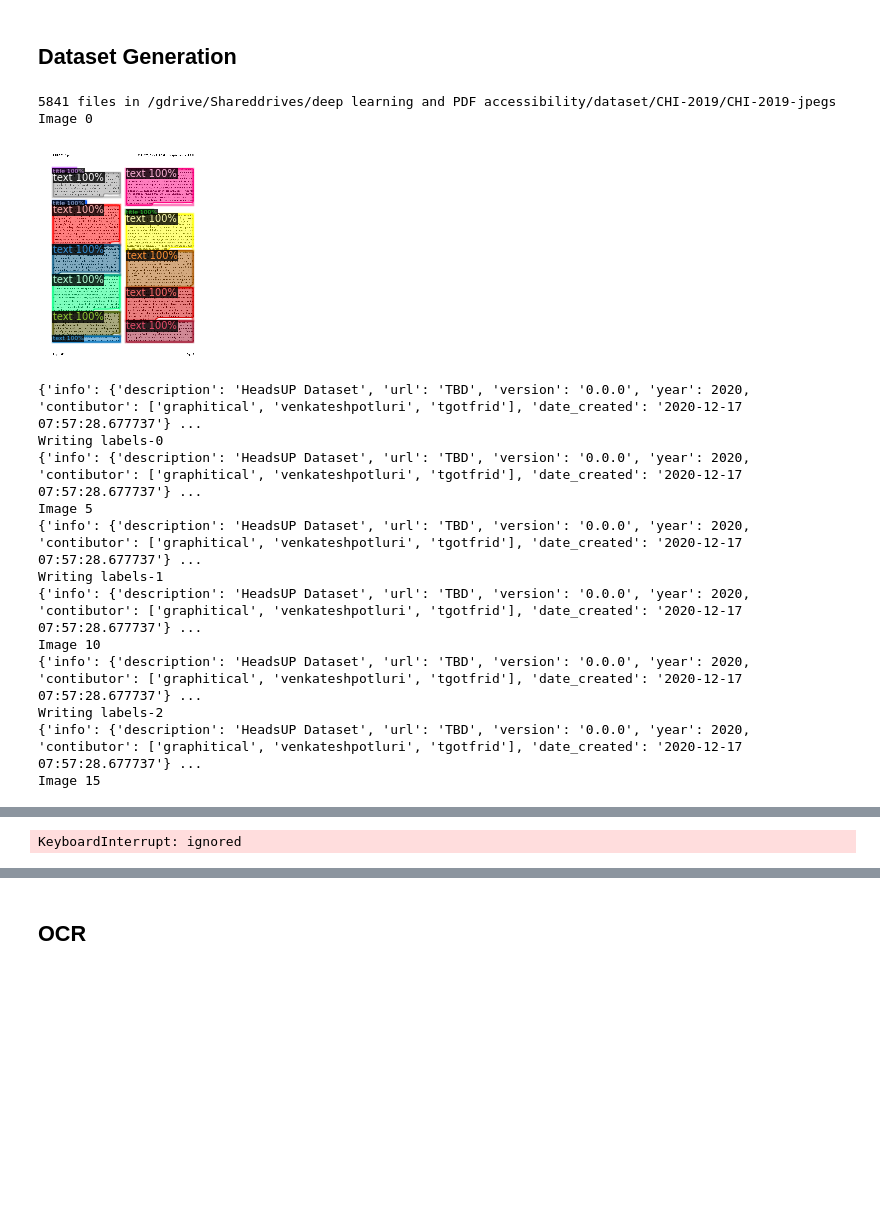
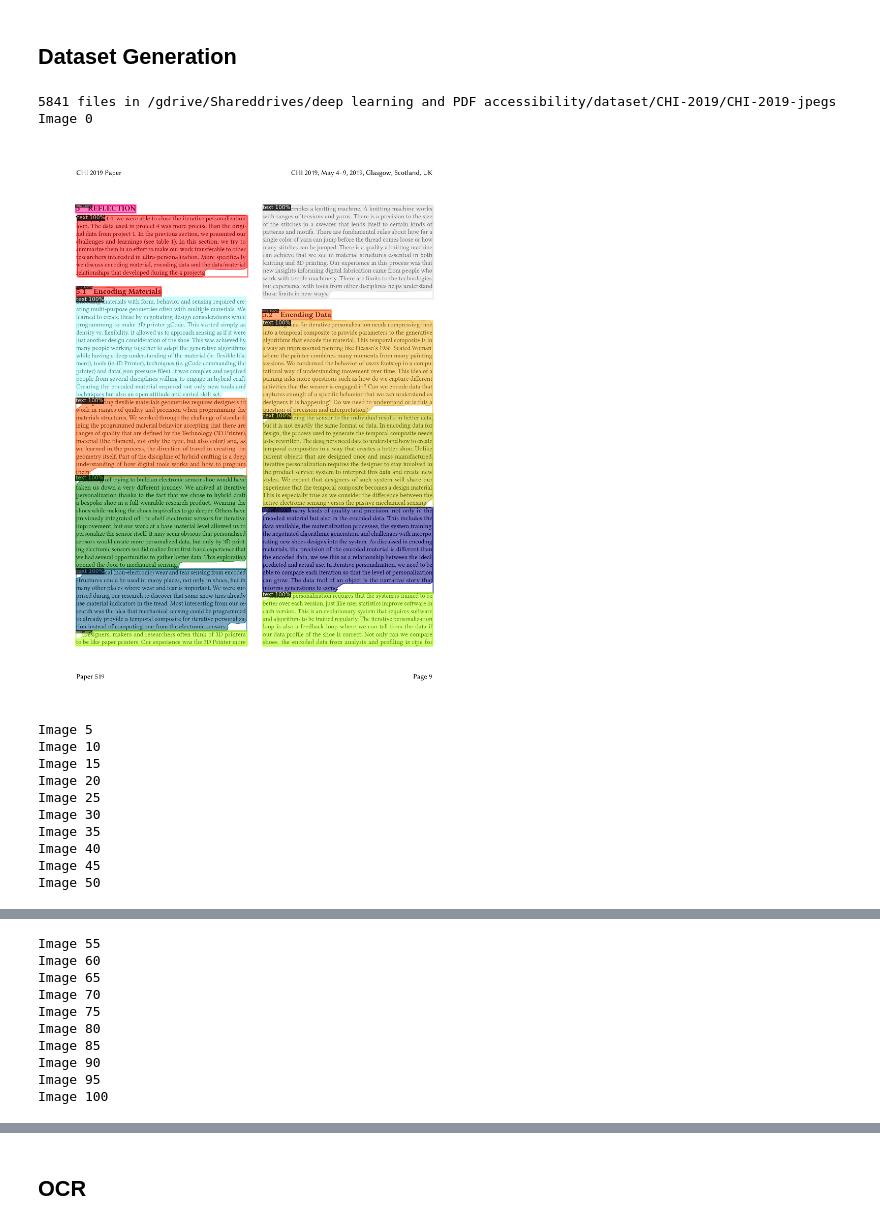
Before and after one commit to graphitical/HeadsUP, a Jupyter notebook: main.ipynb, the cells around one changed output, grey strips where cells are left out. Drawn from its saved outputs; the diff is of its cells as text; code cells hidden in the pictures; blank space fills up the shorter version.

```diff
--- a/main.ipynb
+++ b/main.ipynb
@@ -331,45 +331,43 @@ for DIR in DIRS:
 
       if annotation_info is not None:
         coco_output['annotations'].append(annotation_info)
         big_coco['annotations'].append(annotation_info)
         ann_id += 1
 
     # write intermediate file in case something has gone wrong
     # also visualize an output to show that things are changing
-    if img_id % 10 == 0 and img_id > 0:
+    if img_id % 250 == 0 and img_id > 0:
       write_labels(coco_output, out_id)
       coco_output = copy.deepcopy(def_coco_output)
       out_id += 1
 
     if img_id % 5 == 0:
       print('Image',img_id)
 
     if img_id % 50 == 0:
-      visualize_output(image, pred, scale=0.1)
+      visualize_output(image, pred, scale=0.5)
 
     # On to the next image!
     # print('Image',img_id)
     img_id += 1
     # if img_id > 100: break # debugging
 
 if img_id == 1: print(big_coco)
 
 # cross your fingers and hope it works
 # might as well try writing the whole sheband at once too
 write_labels(big_coco)
 # %% [output]
 5841 files in /gdrive/Shareddrives/deep learning and PDF accessibility/dataset/CHI-2019/CHI-2019-jpegs
 Image 0
-[figure, old version]
+[figure, new version]
-{'info': {'description': 'HeadsUP Dataset', 'url': 'TBD', 'version': '0.0.0', 'year': 2020, 'contibutor': ['graphitical', 'venkateshpotluri', 'tgotfrid'], 'date_created': '2020-12-17 07:57:28.677737'} ...
-Writing labels-0
-{'info': {'description': 'HeadsUP Dataset', 'url': 'TBD', 'version': '0.0.0', 'year': 2020, 'contibutor': ['graphitical', 'venkateshpotluri', 'tgotfrid'], 'date_created': '2020-12-17 07:57:28.677737'} ...
 Image 5
-{'info': {'description': 'HeadsUP Dataset', 'url': 'TBD', 'version': '0.0.0', 'year': 2020, 'contibutor': ['graphitical', 'venkateshpotluri', 'tgotfrid'], 'date_created': '2020-12-17 07:57:28.677737'} ...
-Writing labels-1
-{'info': {'description': 'HeadsUP Dataset', 'url': 'TBD', 'version': '0.0.0', 'year': 2020, 'contibutor': ['graphitical', 'venkateshpotluri', 'tgotfrid'], 'date_created': '2020-12-17 07:57:28.677737'} ...
 Image 10
-{'info': {'description': 'HeadsUP Dataset', 'url': 'TBD', 'version': '0.0.0', 'year': 2020, 'contibutor': ['graphitical', 'venkateshpotluri', 'tgotfrid'], 'date_created': '2020-12-17 07:57:28.677737'} ...
-Writing labels-2
-{'info': {'description': 'HeadsUP Dataset', 'url': 'TBD', 'version': '0.0.0', 'year': 2020, 'contibutor': ['graphitical', 'venkateshpotluri', 'tgotfrid'], 'date_created': '2020-12-17 07:57:28.677737'} ...
 Image 15
+Image 20
+Image 25
+Image 30
+Image 35
+Image 40
+Image 45
+Image 50
@@ -376 +375,10 @@ Image 15
-KeyboardInterrupt: ignored
+Image 55
+Image 60
+Image 65
+Image 70
+Image 75
+Image 80
+Image 85
+Image 90
+Image 95
+Image 100
```
Also changed, not shown: parts of 1 cell of this notebook.
